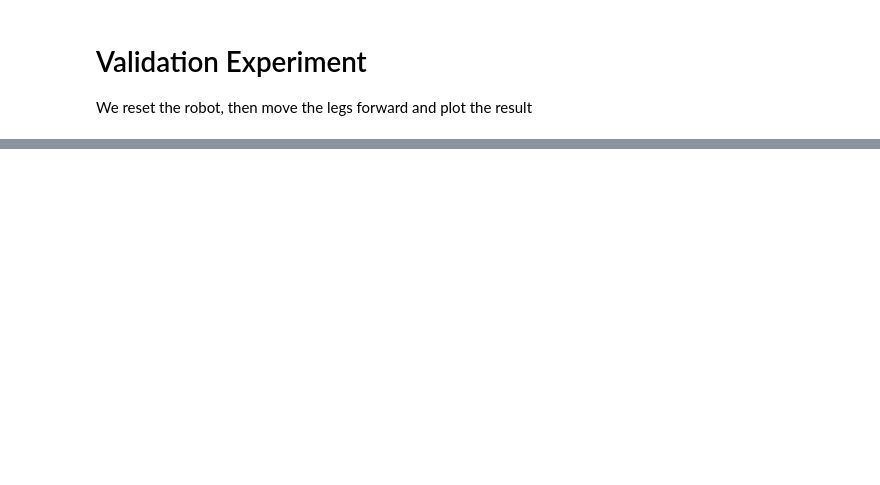
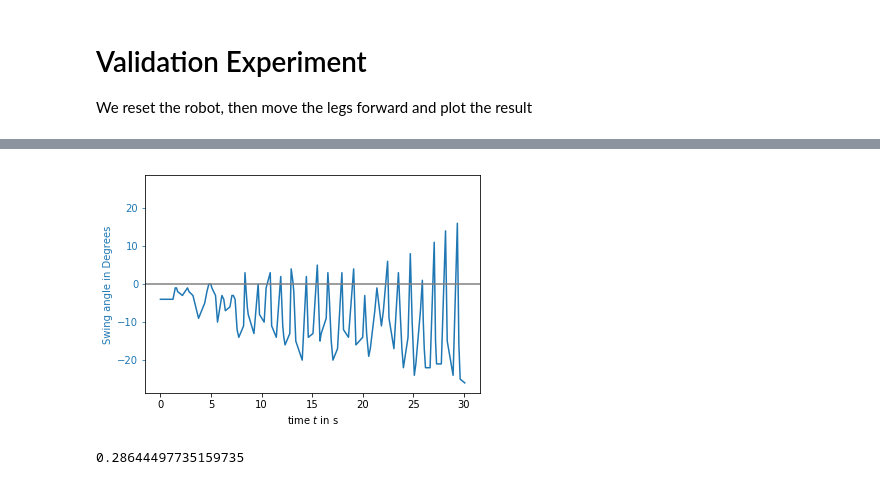
Before and after one commit to SteffenCzolbe/LEGO-machine-learning, a Jupyter notebook: src/swing_robot/robot_controler.ipynb, the cells around one changed output, grey strips where cells are left out. Cells and saved outputs as stored; diff of their text form; code cells hidden in the pictures; blank space fills up the shorter version.

```diff
--- a/src/swing_robot/robot_controler.ipynb
+++ b/src/swing_robot/robot_controler.ipynb
@@ -207,0 +268,2 @@ plt.show()
+# %%
+rc = RobotController(conn)
@@ -207,0 +284,23 @@ plt.show()
+# %%
+times = np.array(times) - times[0]
+angles = np.array(angles) / rc.angle_normalizer
+maxangle = max(abs(angles))
+
+c0 = '#1f77b4'
+c1 = '#ff7f0e'
+fig, ax1 = plt.subplots()
+ax1.plot(times, angles, label="Swing Angle in Degrees", color=c0)
+ax1.set_xlabel('time (s)')
+ax1.set_ylabel('Swing angle in Degrees', color=c0)
+ax1.tick_params('y', colors=c0)
+ax1.set_ylim(-maxangle * 1.1 , maxangle * 1.1)
+plt.axhline(0, color='gray')
+plt.xlabel("time $t$ in s")
+plt.savefig('pendulum.pdf')
+plt.show()
+# %% [output]
+[figure, added]
+# %%
+times[-1] / len(times)
+# %% [output]
+0.28644497735159735
```
Also changed, not shown: parts of 13 cells of this notebook, 1 other file.
